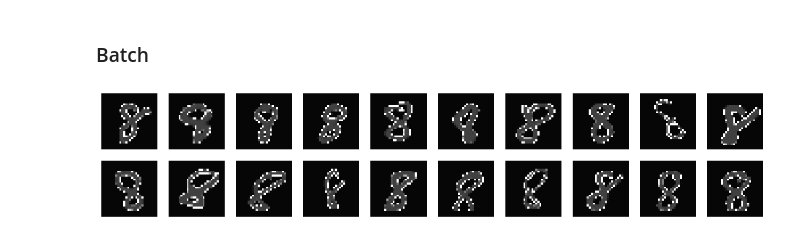
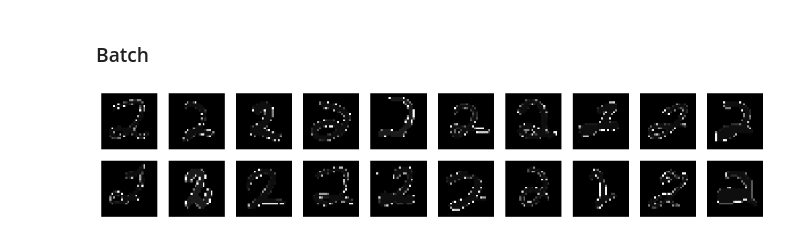
Before and after one commit to sleepymalc/IG-Augmentation, a Jupyter notebook: MBTA.ipynb, the cells around one changed output. Drawn from its saved outputs; the diff is of its cells as text; code cells hidden in the pictures.

```diff
--- a/MBTA.ipynb
+++ b/MBTA.ipynb
@@ -59,7 +105,7 @@ plt.show()
 [figure]
 # %%
 X = []
-class_label = 8  # 0-9
+class_label = 2  # 0-9
 class_folder = os.path.join(save_dir, str(class_label))
 images = load_images_from_folder(class_folder, max_images=20)
 
@@ -73,8 +119,8 @@ X = np.array(X)
 
 plt.figure(figsize=(16, 3))
 for i in range(X.shape[0]):
-    plt.subplot(2, 10, i+1)  # 2 row, 10 columns, current plot index
-    plt.imshow(X[i], cmap='gray')
+    plt.subplot(2, 10, i+1)
+    plt.imshow(X[i], cmap='gray', vmin=0, vmax=255) # [0, 255]
     plt.axis('off')  # Hide axes
 
 plt.show()
@@ -161,0 +188,8 @@ plt.show()
+# %%
+plt.figure(figsize=(16, 3))
+for i in range(X.shape[0]):
+    plt.subplot(2, 10, i + 1)
+    plt.imshow(renormalize_image(X_recons_list[i]), cmap='gray', vmin=0, vmax=255) # [0, 255]
+    plt.axis('off')
+
+plt.show()
@@ -190,5 +210,8 @@ Center Region Indexes:
 # %%
 from ld import BP
+# Compute the avg_scaleX
+avg_scaleX = np.mean(scaleX_list)
+B = block_B(10, 12)
 
 all_history_kl_list_BP = []
 P_list_BP = []
@@ -198,21 +221,13 @@ X_recons_list = []
 
 for i in range(X.shape[0]):
     # add noise to eta_hat
-    noisy_eta_hat = average_eta_hat_np + np.random.normal(0, 1e-8, average_eta_hat_np.shape)
-    all_history_kl, P, theta = BP(Q_list[i], theta_list[i], noisy_eta_hat, avg_scaleX, B=center_region_indexes, verbose=False, n_iter=100, lr=1e-4, exit_abs=True, eps=0)
+    noisy_eta_hat = avg_eta_hat + np.random.normal(0, 1e-8, avg_eta_hat.shape)
+    all_history_kl, P, theta = BP(Q_list[i], theta_list[i], avg_eta_hat, avg_scaleX, B=B, verbose=False, n_iter=100, lr=1e-4, exit_abs=True)
     xp = cp.get_array_module(P)
     all_history_kl_list_BP.append(all_history_kl)
     P_list_BP.append(P)
     theta_list_BP.append(theta)
 
     X_recons = (P).astype(np.int32)
-    print(X_recons.max())
+    # print(X_recons.max())
     X_recons_list.append(X_recons)
-
-
-plt.figure(figsize=(16, 4))
-for i in range(X.shape[0]):
-    plt.subplot(2, 10, i + 1)
-    plt.imshow(X_recons_list[i], cmap='gray', vmin=0, vmax=50)
-    plt.axis('off')
-plt.show()
@@ -240,0 +234,7 @@ plt.show()
+# %%
+plt.figure(figsize=(16, 3))
+for i in range(X.shape[0]):
+    plt.subplot(2, 10, i + 1)
+    plt.imshow(renormalize_image(X_recons_list[i]), cmap='gray', vmin=0, vmax=255) # [0, 255]
+    plt.axis('off')
+plt.show()
@@ -250,18 +252,18 @@ plt.show()
 # %% [markdown]
 ### Batch
 # %%
-all_history_kl, scaleX, Q, theta = LD(X, order=4, verbose=False)
+all_history_kl, scaleX, Q, theta = LD(X, order=3, verbose=False)
 X_recons = (Q * scaleX).astype(np.int32)
 
 plt.figure(figsize=(16, 3))  # Adjust the figure size as needed
 for i in range(len(X_recons)):
     plt.subplot(2, 10, i + 1)  # 2 row, len(X_recons) columns, current plot index
-    plt.imshow(X_recons[i], cmap='gray', vmin=0, vmax=255)
+    plt.imshow(renormalize_image(X_recons[i]), cmap='gray', vmin=0, vmax=255)
     plt.axis('off')  # Hide axes
 
 plt.show()
 # %% [output]
-[figure, old version]
+[figure, new version]
 # %%
 plt.figure(figsize=(16, 3))  # Adjust the figure size as needed
 for i in range(len(X_recons)):
```
Also changed, not shown: parts of 13 cells of this notebook.
